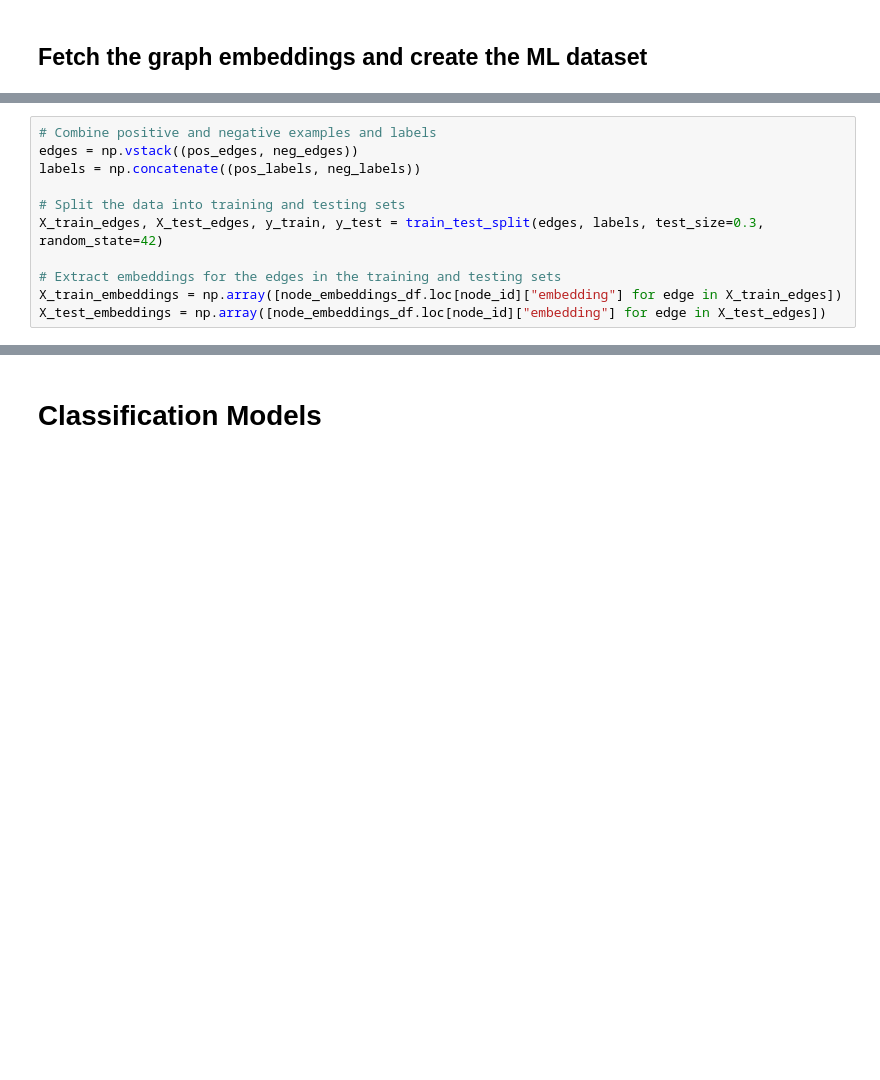
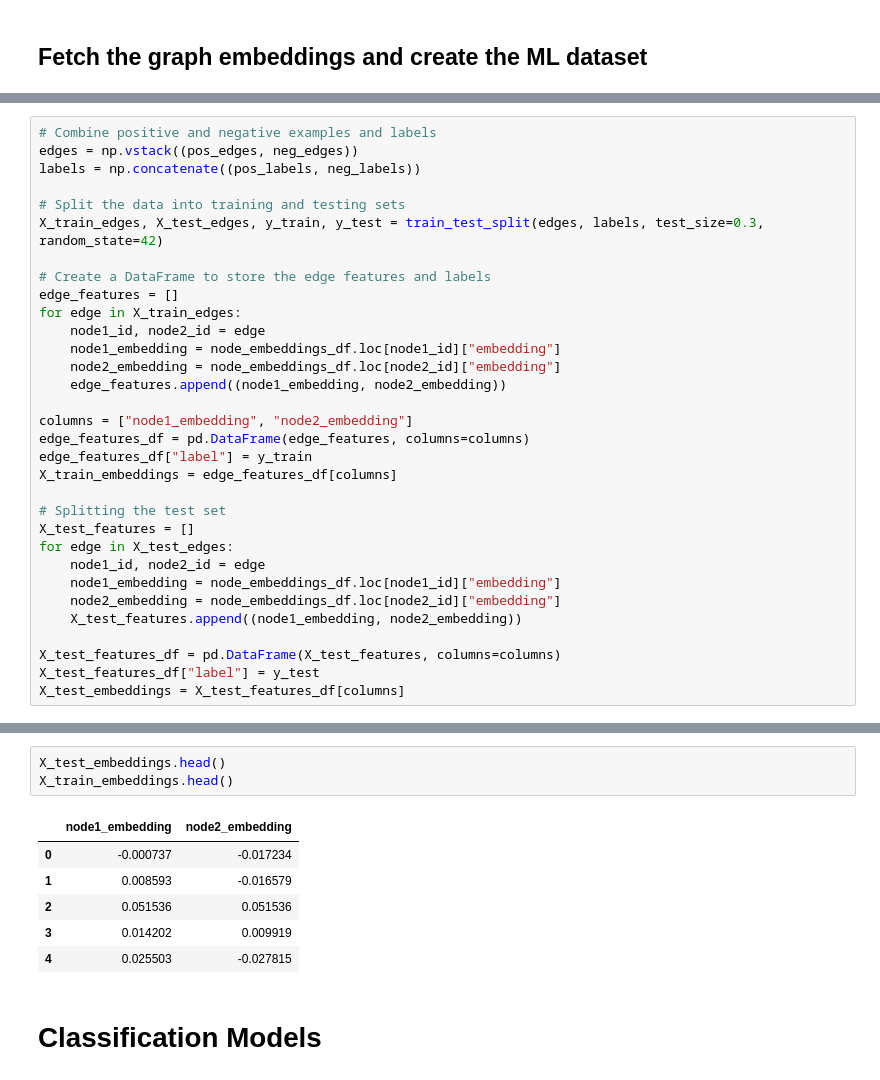
Before and after one commit to oliviertina29/Link-Prediction-Models, a Jupyter notebook: Embeddings based LP using SL.ipynb, the cells around one changed output, grey strips where cells are left out. Cells and saved outputs as stored; diff of their text form; blank space fills up the shorter version.

```diff
--- a/Embeddings based LP using SL.ipynb
+++ b/Embeddings based LP using SL.ipynb
@@ -168,6 +168,27 @@ labels = np.concatenate((pos_labels, neg_labels))
 # Split the data into training and testing sets
 X_train_edges, X_test_edges, y_train, y_test = train_test_split(edges, labels, test_size=0.3, random_state=42)
 
-# Extract embeddings for the edges in the training and testing sets
-X_train_embeddings = np.array([node_embeddings_df.loc[node_id]["embedding"] for edge in X_train_edges])
-X_test_embeddings = np.array([node_embeddings_df.loc[node_id]["embedding"] for edge in X_test_edges])
+# Create a DataFrame to store the edge features and labels
+edge_features = []
+for edge in X_train_edges:
+    node1_id, node2_id = edge
+    node1_embedding = node_embeddings_df.loc[node1_id]["embedding"]
+    node2_embedding = node_embeddings_df.loc[node2_id]["embedding"]
+    edge_features.append((node1_embedding, node2_embedding))
+
+columns = ["node1_embedding", "node2_embedding"]
+edge_features_df = pd.DataFrame(edge_features, columns=columns)
+edge_features_df["label"] = y_train
+X_train_embeddings = edge_features_df[columns]
+
+# Splitting the test set
+X_test_features = []
+for edge in X_test_edges:
+    node1_id, node2_id = edge
+    node1_embedding = node_embeddings_df.loc[node1_id]["embedding"]
+    node2_embedding = node_embeddings_df.loc[node2_id]["embedding"]
+    X_test_features.append((node1_embedding, node2_embedding))
+
+X_test_features_df = pd.DataFrame(X_test_features, columns=columns)
+X_test_features_df["label"] = y_test
+X_test_embeddings = X_test_features_df[columns]
@@ -174,3 +226,13 @@ X_test_embeddings = np.array([node_embeddings_df.loc[node_id]["embedding"] for e
+# %%
+X_test_embeddings.head()
+X_train_embeddings.head()
+# %% [output]
+|  | node1_embedding | node2_embedding |
+| 0 | -0.000737 | -0.017234 |
+| 1 | 0.008593 | -0.016579 |
+| 2 | 0.051536 | 0.051536 |
+| 3 | 0.014202 | 0.009919 |
+| 4 | 0.025503 | -0.027815 |
 # %% [markdown]
 # Classification Models
 # %%
```
Also changed, not shown: parts of 11 cells of this notebook, 4 other files.
